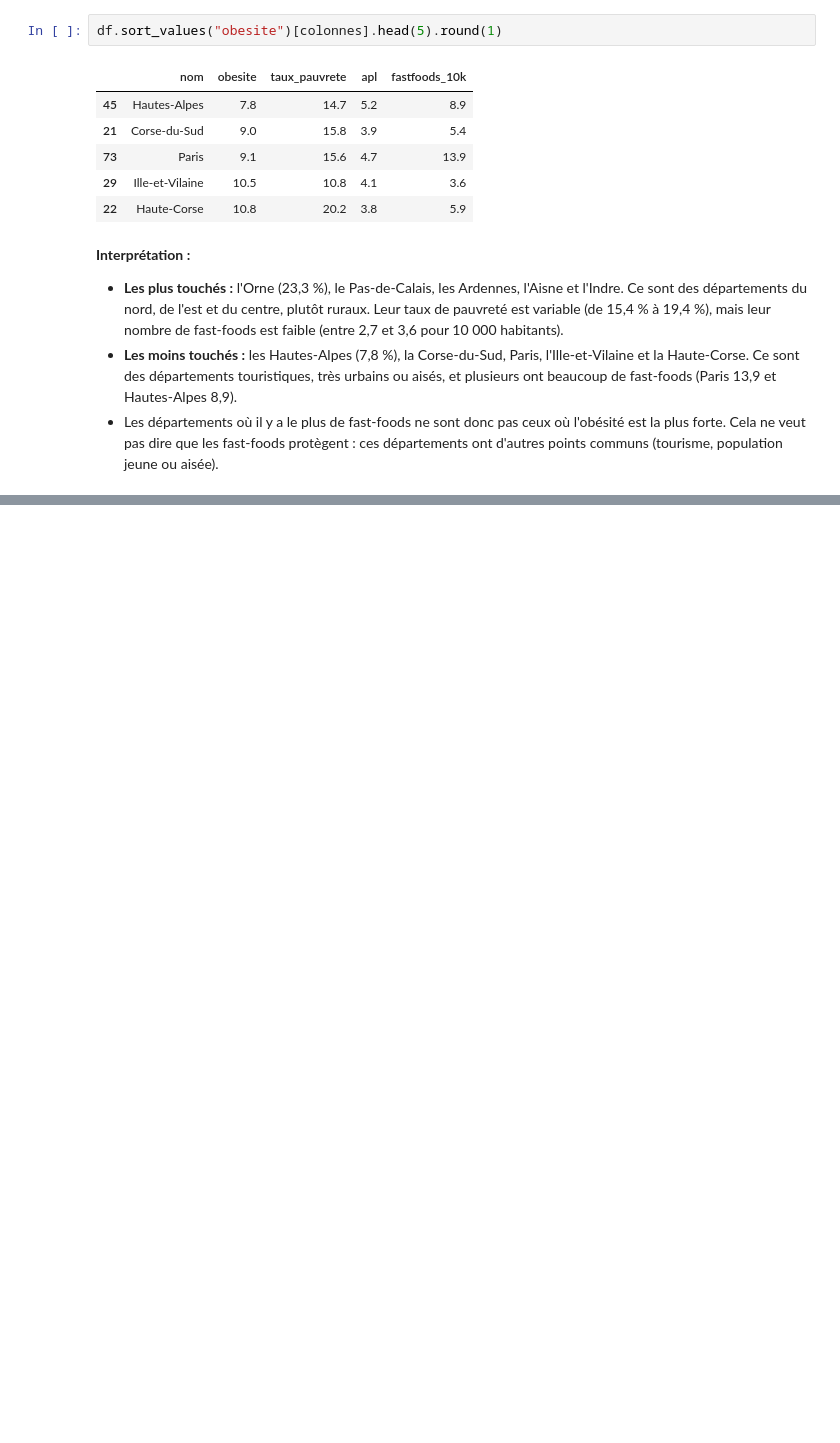
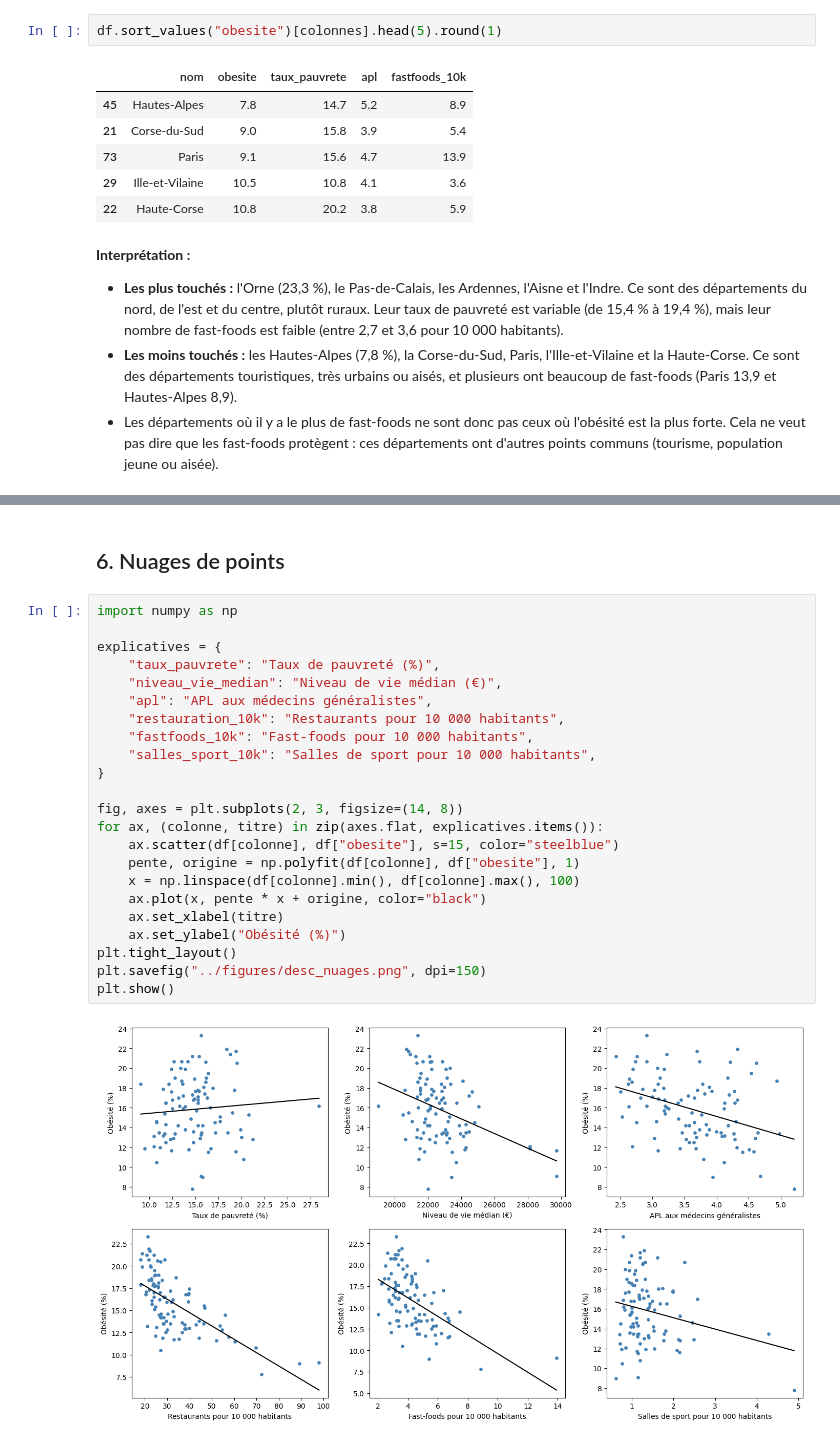
Before and after one commit to leonardlevi/projet-2A, a Jupyter notebook: notebooks/01_descriptif.ipynb, the cells around one changed output, grey strips where cells are left out. Drawn from its saved outputs; the diff is of its cells as text; blank space fills up the shorter version.

Commit message:
Ajout des corrélations et des nuages de points

```diff
--- a/notebooks/01_descriptif.ipynb
+++ b/notebooks/01_descriptif.ipynb
@@ -117,0 +150,27 @@ df.sort_values("obesite")[colonnes].head(5).round(1)
+# %% [markdown]
+## 6. Nuages de points
+# %%
+import numpy as np
+
+explicatives = {
+    "taux_pauvrete": "Taux de pauvreté (%)",
+    "niveau_vie_median": "Niveau de vie médian (€)",
+    "apl": "APL aux médecins généralistes",
+    "restauration_10k": "Restaurants pour 10 000 habitants",
+    "fastfoods_10k": "Fast-foods pour 10 000 habitants",
+    "salles_sport_10k": "Salles de sport pour 10 000 habitants",
+}
+
+fig, axes = plt.subplots(2, 3, figsize=(14, 8))
+for ax, (colonne, titre) in zip(axes.flat, explicatives.items()):
+    ax.scatter(df[colonne], df["obesite"], s=15, color="steelblue")
+    pente, origine = np.polyfit(df[colonne], df["obesite"], 1)
+    x = np.linspace(df[colonne].min(), df[colonne].max(), 100)
+    ax.plot(x, pente * x + origine, color="black")
+    ax.set_xlabel(titre)
+    ax.set_ylabel("Obésité (%)")
+plt.tight_layout()
+plt.savefig("../figures/desc_nuages.png", dpi=150)
+plt.show()
+# %% [output]
+[figure, added]
```
Also changed, not shown: parts of 4 cells of this notebook, 2 other files.
